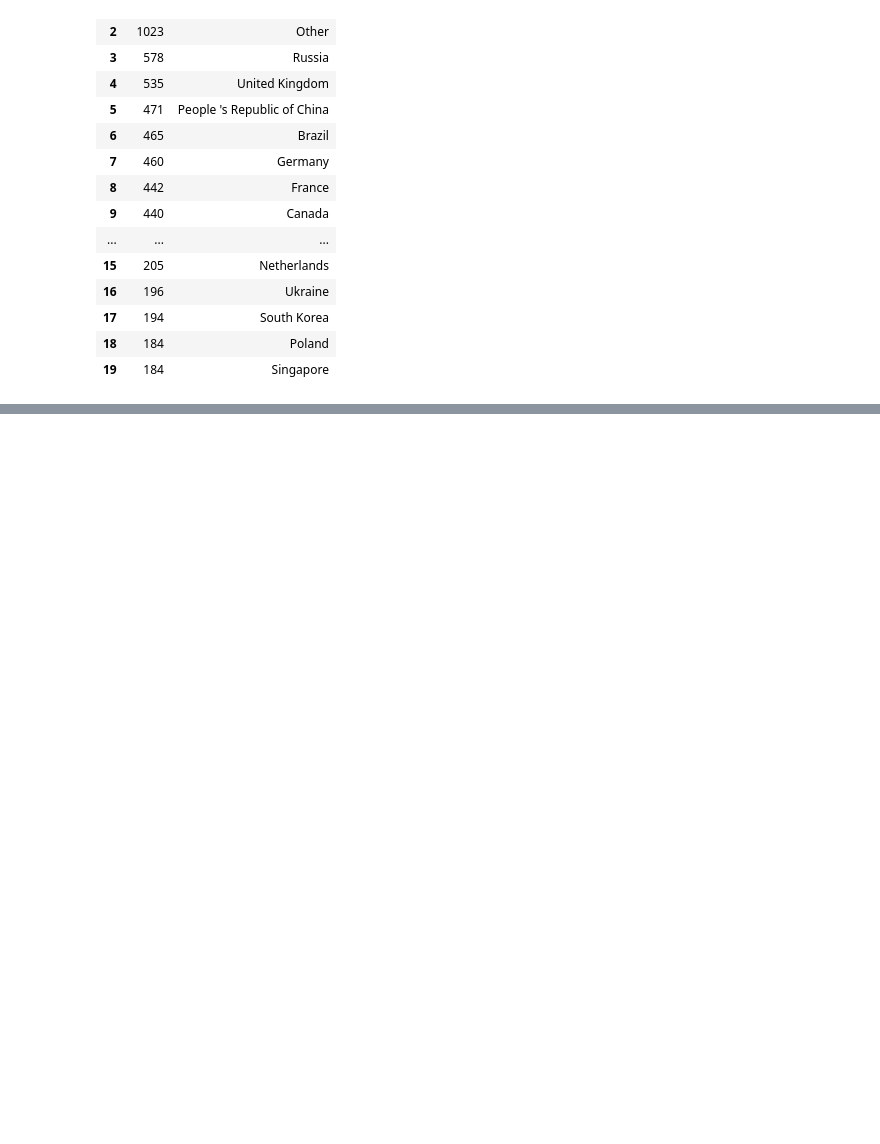
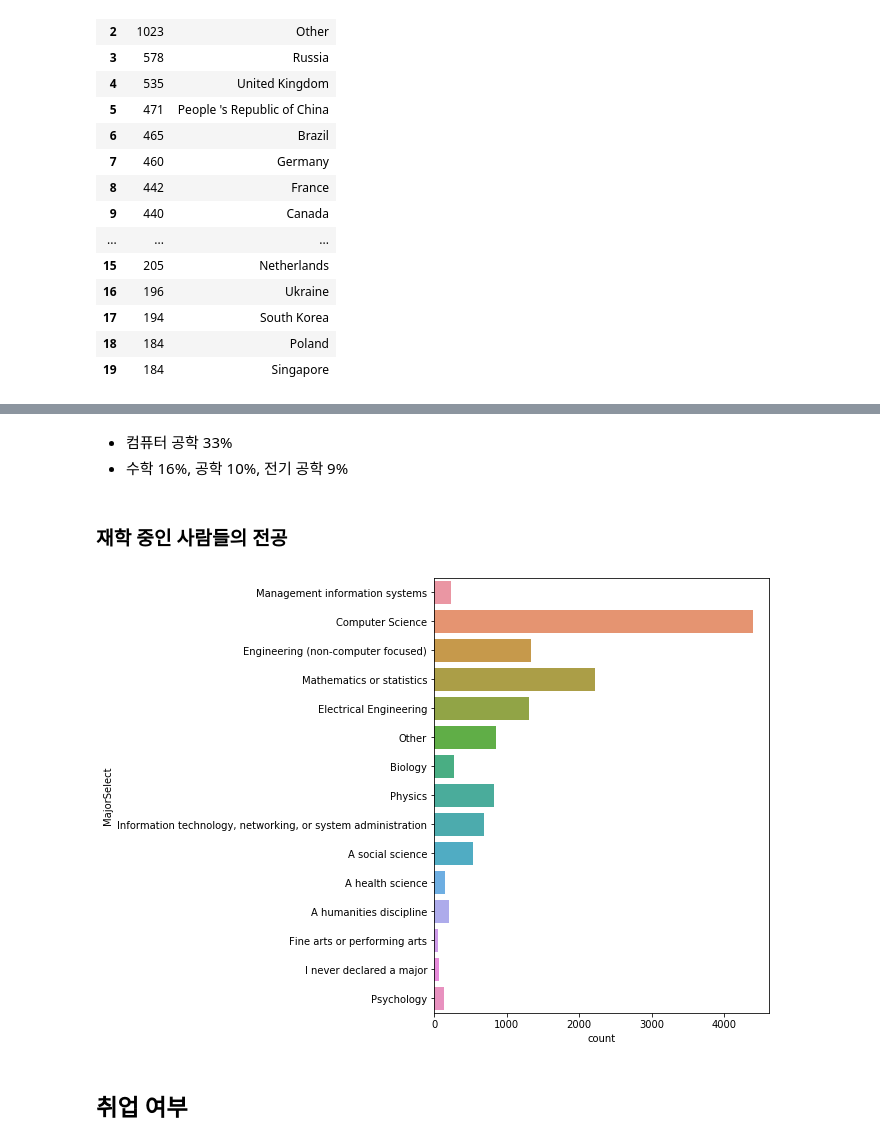
Before and after one commit to janggunhee/DS-stusy, a Jupyter notebook: Kaggle/Kaggle-ML-DS-survey-2017-EDA.ipynb, the cells around one changed output, grey strips where cells are left out. Cells and saved outputs as stored; diff of their text form; code cells hidden in the pictures; blank space fills up the shorter version.

```diff
--- a/Kaggle/Kaggle-ML-DS-survey-2017-EDA.ipynb
+++ b/Kaggle/Kaggle-ML-DS-survey-2017-EDA.ipynb
@@ -148,0 +211,13 @@ con_df.head(20)
+# %% [markdown]
+- 컴퓨터 공학 33%
+- 수학 16%, 공학 10%, 전기 공학 9%
+# %% [markdown]
+### 재학 중인 사람들의 전공
+# %%
+plt.figure(figsize=(6,8))
+sns.countplot(y='MajorSelect', data=mcq)
+plt.show()
+# %% [output]
+[figure, added]
+# %% [markdown]
+## 취업 여부
```
Also changed, not shown: parts of 25 cells of this notebook.
